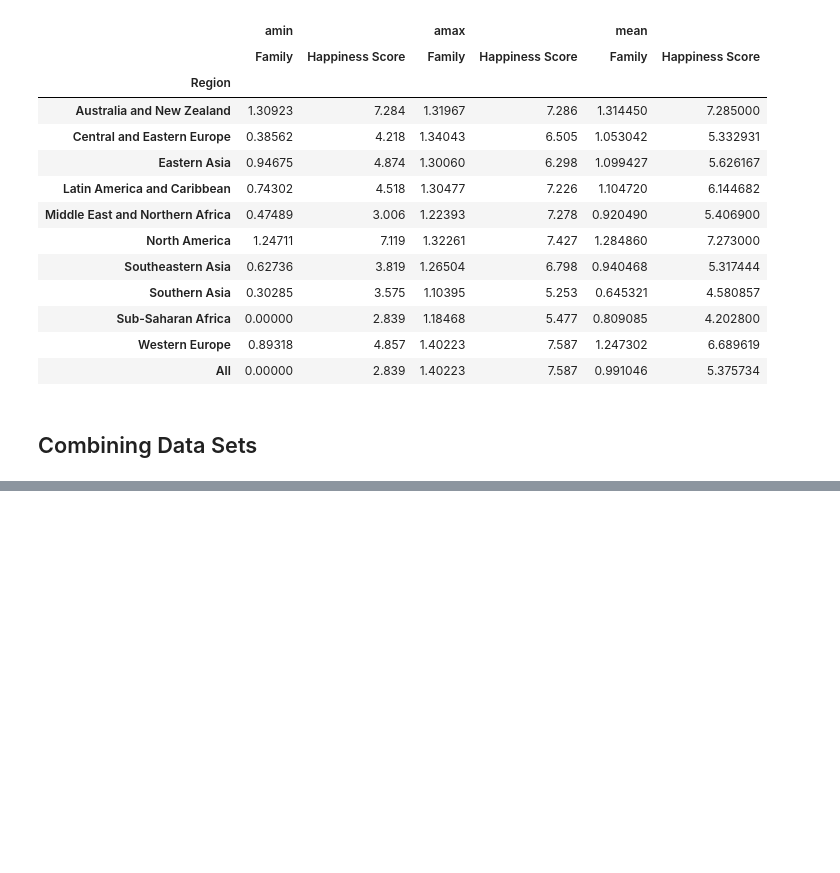
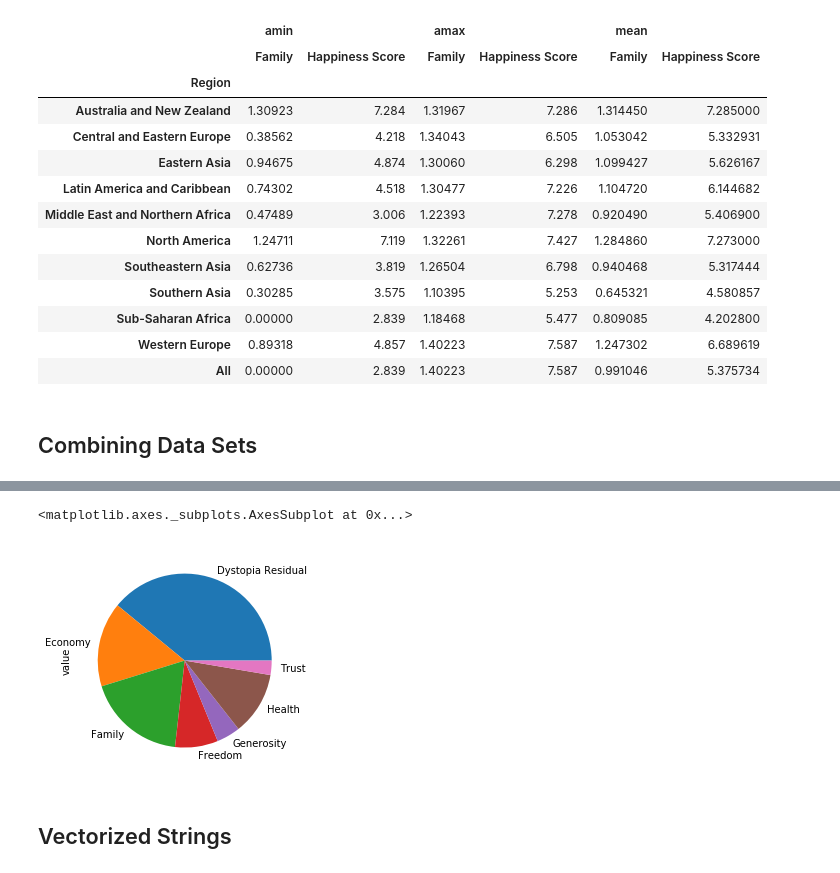
Before and after one commit to natekotila/DataQuestProjects, a Jupyter notebook: world-happiness-report/Cleaning_Happiness.ipynb, the cells around one changed output, grey strips where cells are left out. Saved outputs shown, nothing was run; the diff lists cells and outputs as text; code cells hidden in the pictures; blank space fills up the shorter version.

```diff
--- a/world-happiness-report/Cleaning_Happiness.ipynb
+++ b/world-happiness-report/Cleaning_Happiness.ipynb
@@ -164,0 +282,16 @@ pv_happy_family_stats
+# %%
+melt = pd.melt(happiness_2015,
+               id_vars = ['Country', 'Region', 'Happiness Rank', 'Happiness Score'],
+               value_vars= ['Economy', 'Family', 'Health', 'Freedom', 'Trust', 'Generosity', 'Dystopia Residual'])
+melt['Percentage'] = round(melt['value']/melt['Happiness Score'] * 100, 2)
+
+pv_melt = pd.pivot_table(melt, index = 'variable', values = 'value')
+
+pv_melt.plot(kind = 'pie',
+             y = 'value',
+             legend = False)
+# %% [output]
+<matplotlib.axes._subplots.AxesSubplot at 0x...>
+[figure, added]
+# %% [markdown]
+## Vectorized Strings
```
Also changed, not shown: parts of 23 cells of this notebook, 1 other file.
